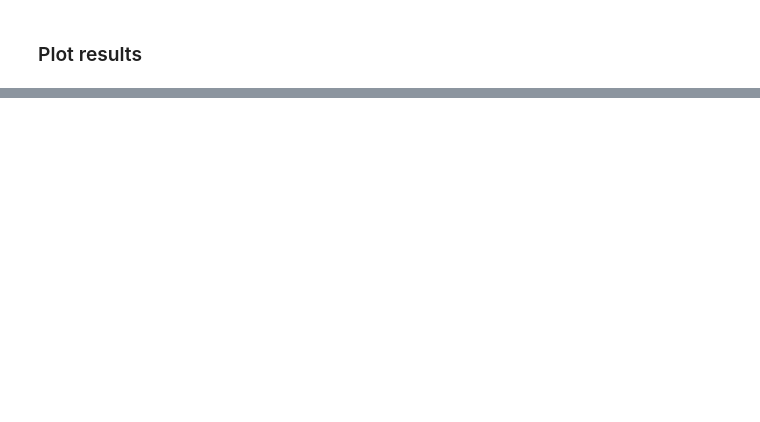
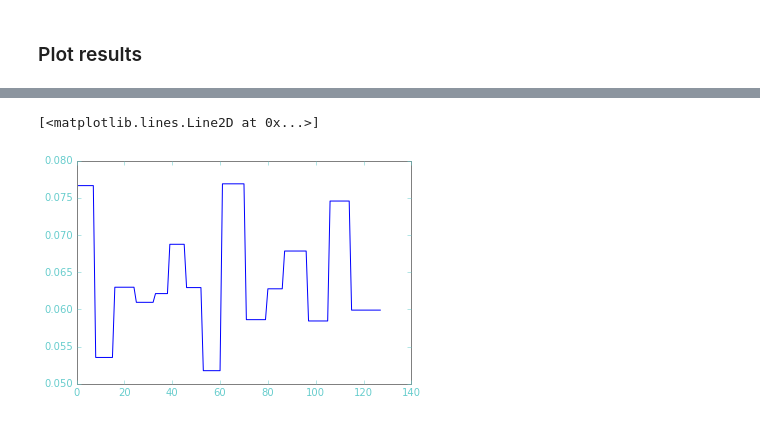
Before and after one commit to kikohs/recog, a Jupyter notebook: notebook/Rec sys.ipynb, the cells around one changed output, grey strips where cells are left out. Cells and saved outputs as stored; diff of their text form; code cells hidden in the pictures; blank space fills up the shorter version.

```diff
--- a/notebook/Rec sys.ipynb
+++ b/notebook/Rec sys.ipynb
@@ -191,0 +269,5 @@ ax3.imshow(A.dot(B))
+# %%
+plt.plot(data['C'][row, :])
+# %% [output]
+[<matplotlib.lines.Line2D at 0x...>]
+[figure, added]
```
Also changed, not shown: parts of 11 cells of this notebook, 4 other files.
